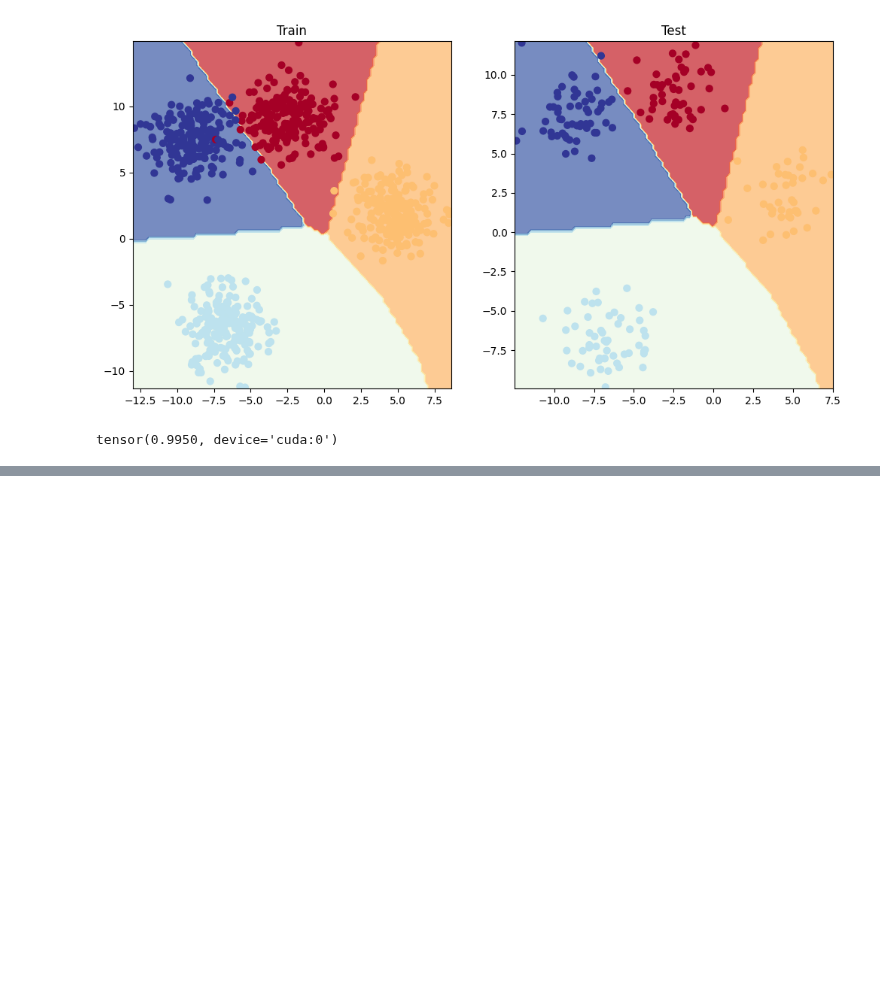
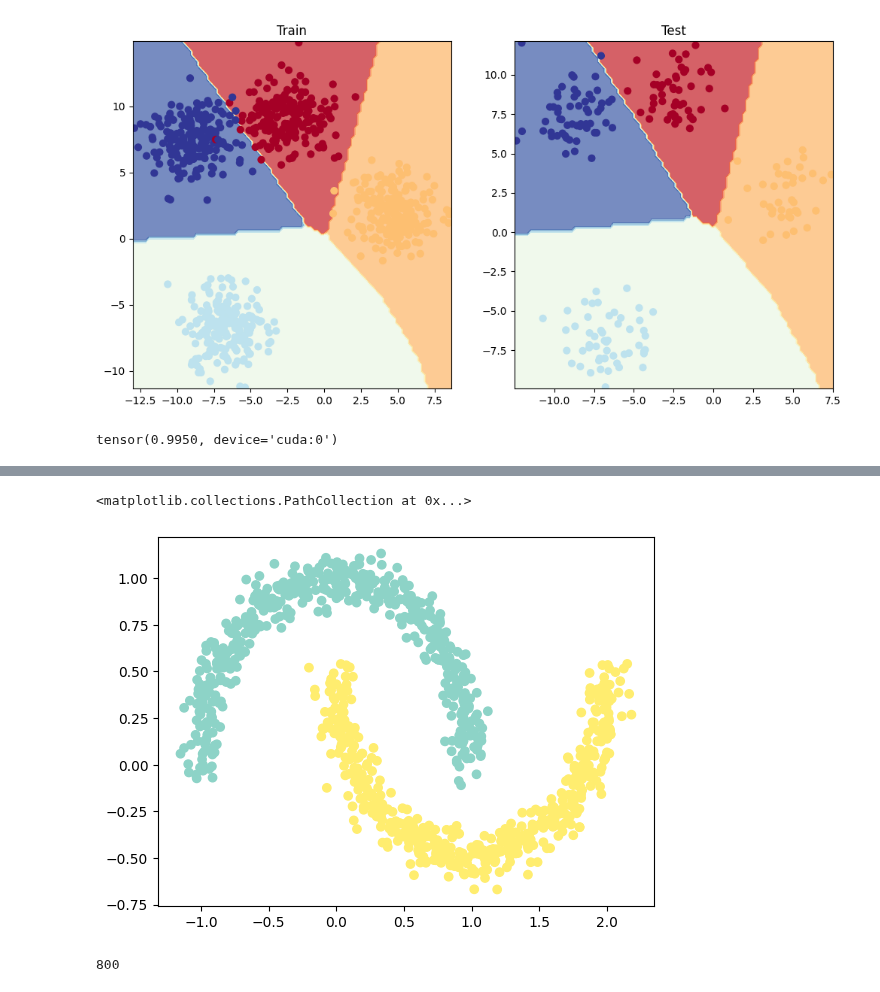
Before and after one commit to AlexanderAKM/Pytorch-Fundamentals, a Jupyter notebook: 02_pytorch_neural_network_classification.ipynb, the cells around one changed output, grey strips where cells are left out. Drawn from its saved outputs; the diff is of its cells as text; code cells hidden in the pictures; blank space fills up the shorter version.

```diff
--- a/02_pytorch_neural_network_classification.ipynb
+++ b/02_pytorch_neural_network_classification.ipynb
@@ -864,0 +887,21 @@ tensor(0.9950, device='cuda:0')
+# %%
+# Visualize the data on a plot
+import matplotlib.pyplot as plt
+plt.scatter(X[:, 0], X[:, 1], c=y, cmap=plt.cm.Set3)
+# %% [output]
+<matplotlib.collections.PathCollection at 0x...>
+[figure, added]
+# %%
+from sklearn.datasets import make_moons
+
+NUM_SAMPLES = 1000
+RANDOM_SEED = 42
+
+X, y = make_moons(n_samples=NUM_SAMPLES, noise=0.07, random_state=RANDOM_SEED)
+X, y = torch.tensor(X, dtype=torch.float), torch.tensor(y, dtype=torch.float)
+
+X_train, X_test, y_train, y_test = train_test_split(X, y, test_size=0.2, random_state=RANDOM_SEED)
+
+len(X_train)
+# %% [output]
+800
```
Also changed, not shown: parts of 6 cells of this notebook.
